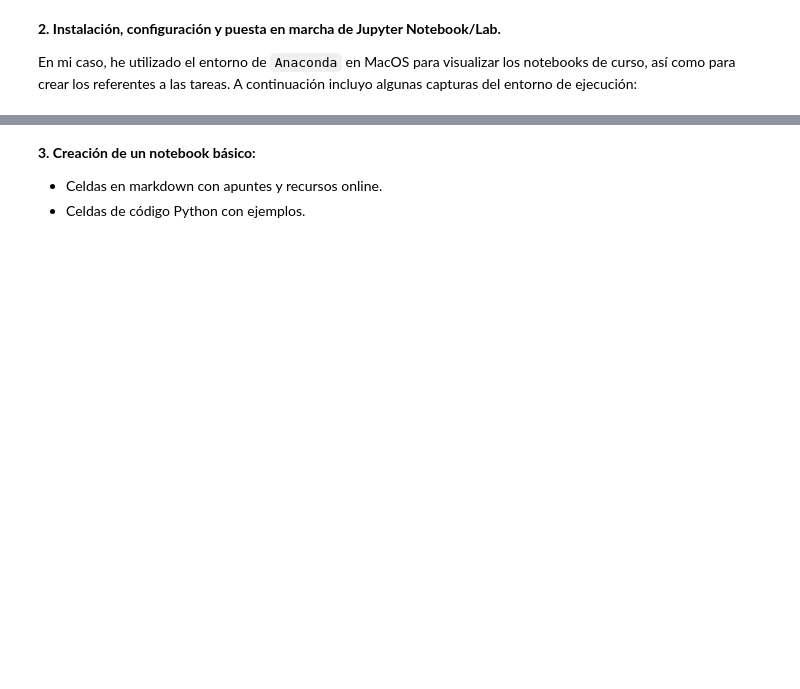
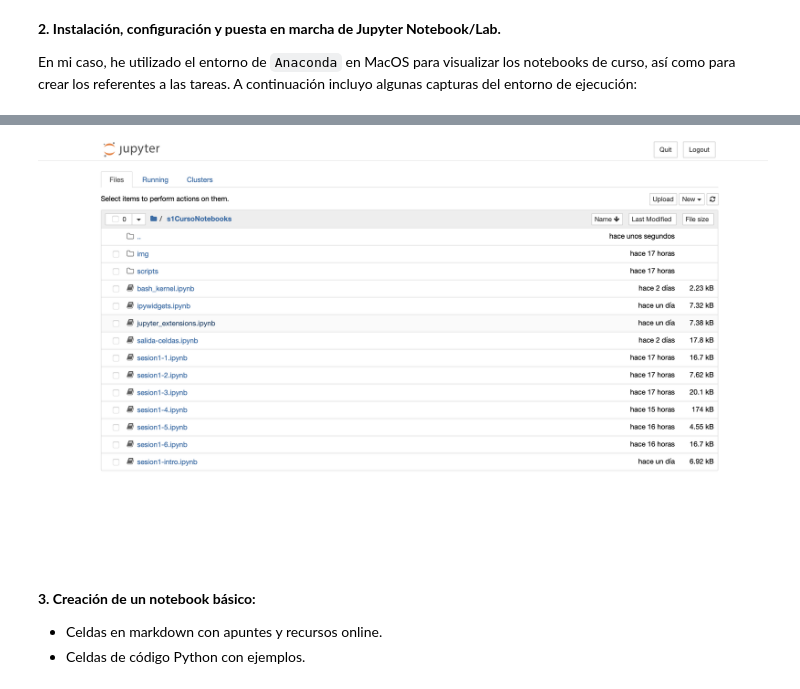
Before and after one commit to mjgm97/iPythonNotebooks, a Jupyter notebook: notebook_tarea.ipynb, the cells around one changed output, grey strips where cells are left out. Saved outputs shown, nothing was run; the diff lists cells and outputs as text; code cells hidden in the pictures; blank space fills up the shorter version.

```diff
--- a/notebook_tarea.ipynb
+++ b/notebook_tarea.ipynb
@@ -33,3 +62,8 @@ tar zxvf $FILE
+# %%
+i = Image(filename='recursosNotebook/jupyter.png')
+i
+# %% [output]
+[figure, added]
 # %% [markdown]
 <strong>3. Creación de un notebook básico:</strong>
   - Celdas en markdown con apuntes y recursos online.
```
Also changed, not shown: parts of 8 cells of this notebook.
